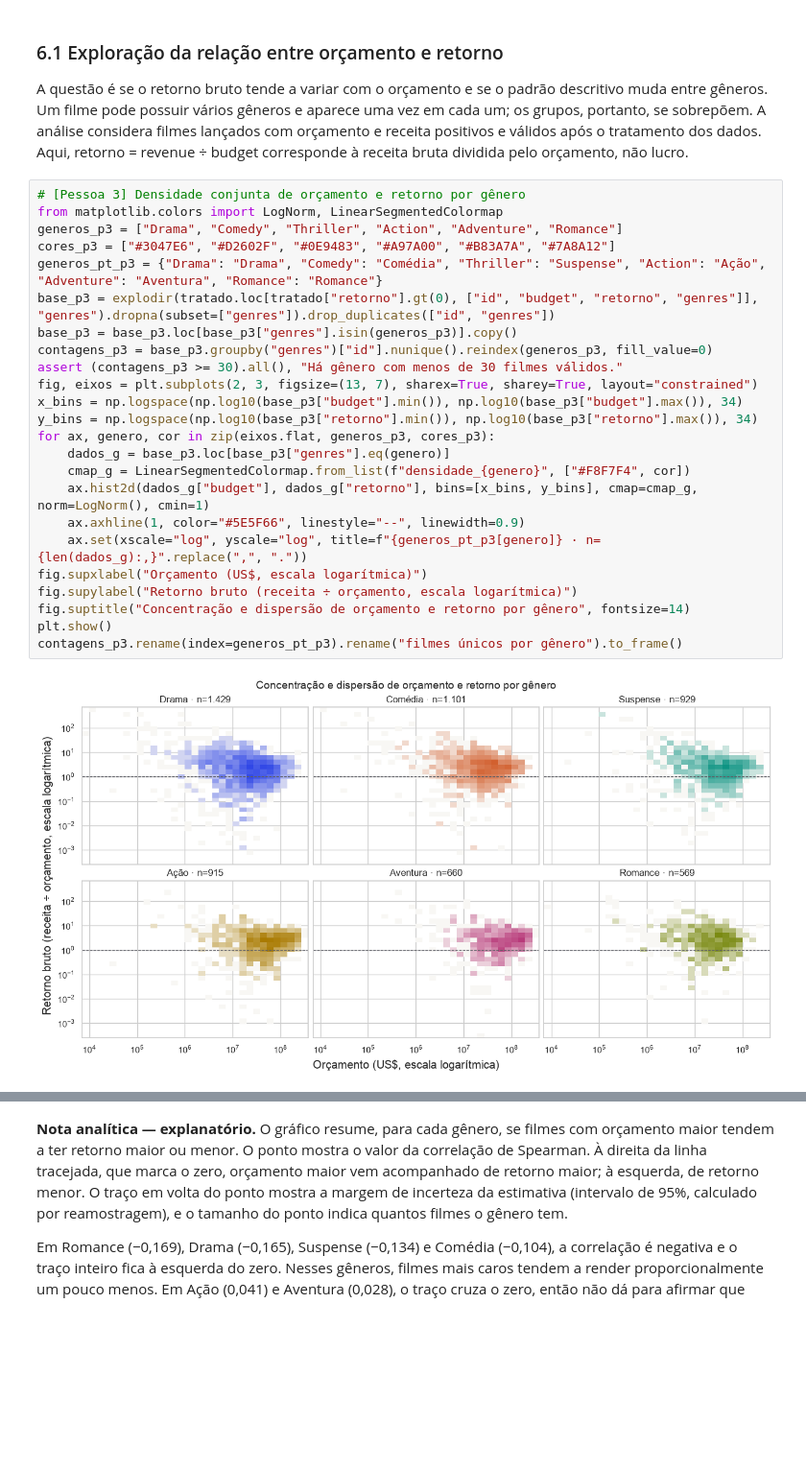
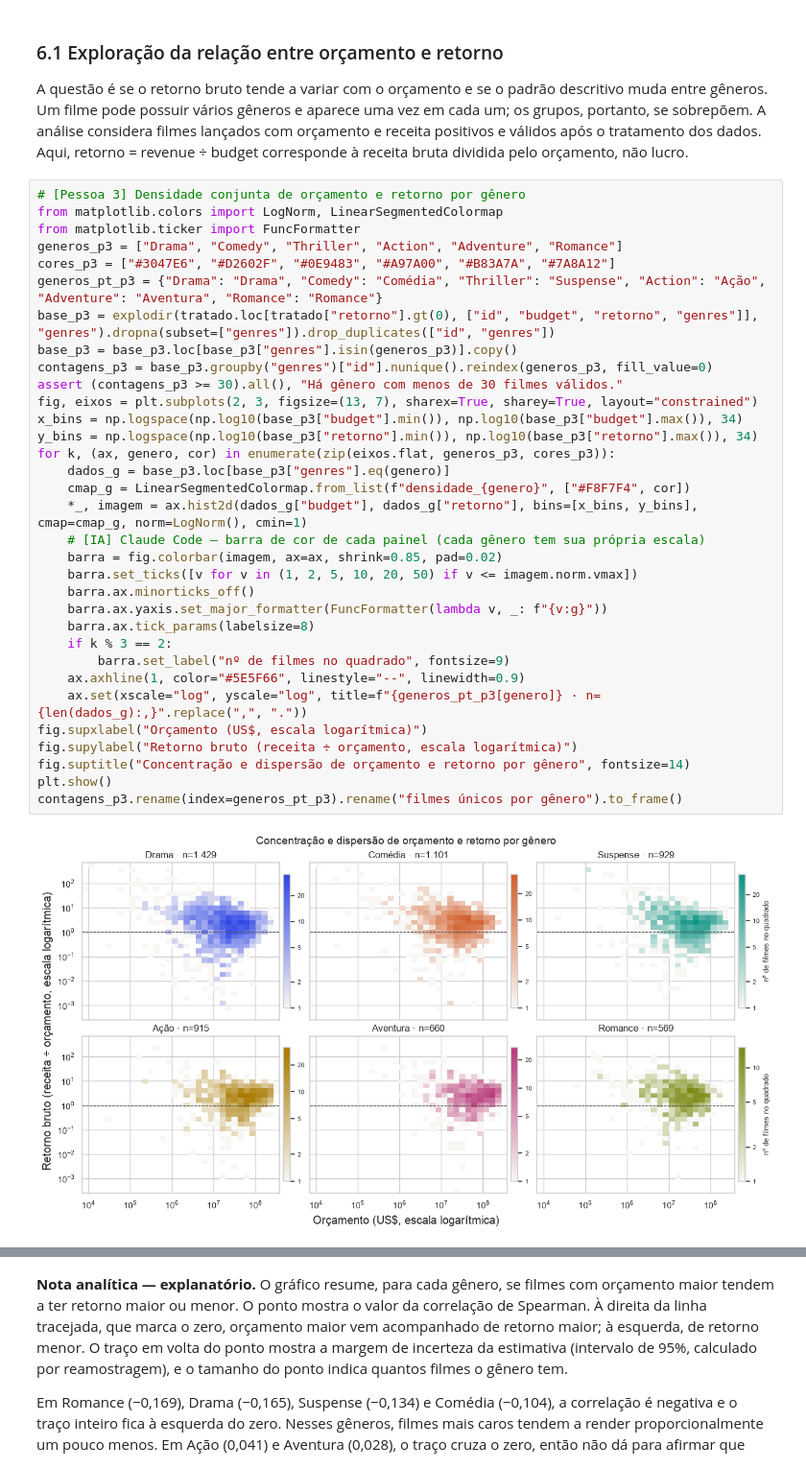
Before and after one commit to raulferraz85/Projeto-AVD, a Jupyter notebook: src/parte_especifica/eda.ipynb, the cells around one changed output, grey strips where cells are left out. Shown at 96% size. Saved outputs shown, nothing was run; the diff lists cells and outputs as text; blank space fills up the shorter version.

Commit message:
graficos: barra de cor no histograma 2D, legenda de tamanho e eixo Gênero; textos ajustados e relatório regenerado

```diff
--- a/src/parte_especifica/eda.ipynb
+++ b/src/parte_especifica/eda.ipynb
@@ -758,29 +758,38 @@ A questão é se o retorno bruto tende a variar com o orçamento e se o padrão
 # %%
 # [Pessoa 3] Densidade conjunta de orçamento e retorno por gênero
 from matplotlib.colors import LogNorm, LinearSegmentedColormap
+from matplotlib.ticker import FuncFormatter
 generos_p3 = ["Drama", "Comedy", "Thriller", "Action", "Adventure", "Romance"]
 cores_p3 = ["#3047E6", "#D2602F", "#0E9483", "#A97A00", "#B83A7A", "#7A8A12"]
 generos_pt_p3 = {"Drama": "Drama", "Comedy": "Comédia", "Thriller": "Suspense", "Action": "Ação", "Adventure": "Aventura", "Romance": "Romance"}
 base_p3 = explodir(tratado.loc[tratado["retorno"].gt(0), ["id", "budget", "retorno", "genres"]], "genres").dropna(subset=["genres"]).drop_duplicates(["id", "genres"])
 base_p3 = base_p3.loc[base_p3["genres"].isin(generos_p3)].copy()
 contagens_p3 = base_p3.groupby("genres")["id"].nunique().reindex(generos_p3, fill_value=0)
 assert (contagens_p3 >= 30).all(), "Há gênero com menos de 30 filmes válidos."
 fig, eixos = plt.subplots(2, 3, figsize=(13, 7), sharex=True, sharey=True, layout="constrained")
 x_bins = np.logspace(np.log10(base_p3["budget"].min()), np.log10(base_p3["budget"].max()), 34)
 y_bins = np.logspace(np.log10(base_p3["retorno"].min()), np.log10(base_p3["retorno"].max()), 34)
-for ax, genero, cor in zip(eixos.flat, generos_p3, cores_p3):
+for k, (ax, genero, cor) in enumerate(zip(eixos.flat, generos_p3, cores_p3)):
     dados_g = base_p3.loc[base_p3["genres"].eq(genero)]
     cmap_g = LinearSegmentedColormap.from_list(f"densidade_{genero}", ["#F8F7F4", cor])
-    ax.hist2d(dados_g["budget"], dados_g["retorno"], bins=[x_bins, y_bins], cmap=cmap_g, norm=LogNorm(), cmin=1)
+    *_, imagem = ax.hist2d(dados_g["budget"], dados_g["retorno"], bins=[x_bins, y_bins], cmap=cmap_g, norm=LogNorm(), cmin=1)
+    # [IA] Claude Code – barra de cor de cada painel (cada gênero tem sua própria escala)
+    barra = fig.colorbar(imagem, ax=ax, shrink=0.85, pad=0.02)
+    barra.set_ticks([v for v in (1, 2, 5, 10, 20, 50) if v <= imagem.norm.vmax])
+    barra.ax.minorticks_off()
+    barra.ax.yaxis.set_major_formatter(FuncFormatter(lambda v, _: f"{v:g}"))
+    barra.ax.tick_params(labelsize=8)
+    if k % 3 == 2:
+        barra.set_label("nº de filmes no quadrado", fontsize=9)
     ax.axhline(1, color="#5E5F66", linestyle="--", linewidth=0.9)
     ax.set(xscale="log", yscale="log", title=f"{generos_pt_p3[genero]} · n={len(dados_g):,}".replace(",", "."))
 fig.supxlabel("Orçamento (US$, escala logarítmica)")
 fig.supylabel("Retorno bruto (receita ÷ orçamento, escala logarítmica)")
 fig.suptitle("Concentração e dispersão de orçamento e retorno por gênero", fontsize=14)
 plt.show()
 contagens_p3.rename(index=generos_pt_p3).rename("filmes únicos por gênero").to_frame()
 # %% [output]
-[figure, old version]
+[figure, new version]
 |  | filmes únicos por gênero |
 | genres |  |
 | Drama | 1429 |
```
Also changed, not shown: parts of 4 cells of this notebook, 7 other files.
